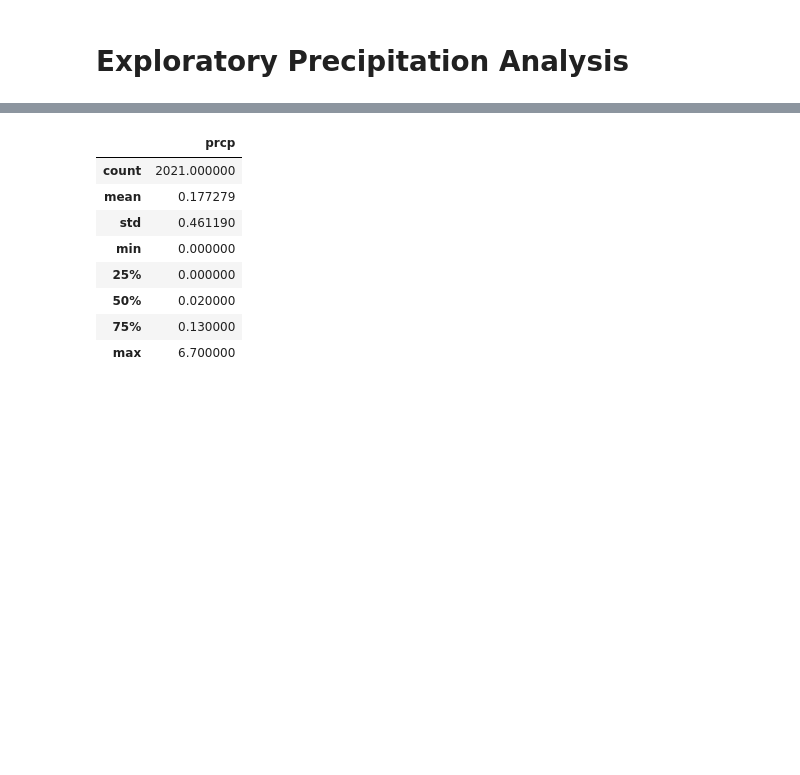
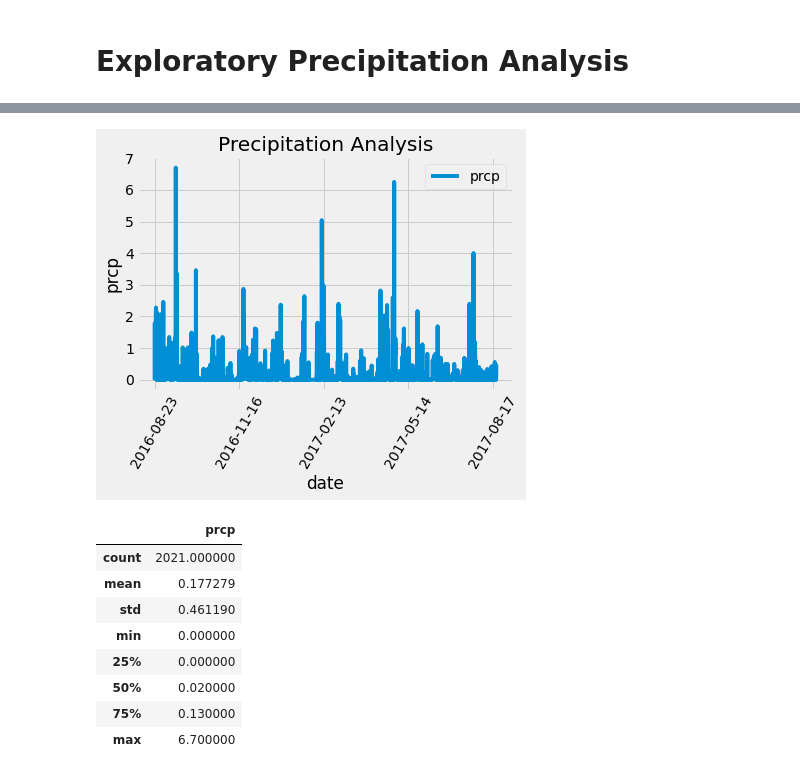
Before and after one commit to GE73-data/sqlalchemy_challenge, a Jupyter notebook: climate_starter.ipynb, the cells around one changed output, grey strips where cells are left out. Cells and saved outputs as stored; diff of their text form; code cells hidden in the pictures; blank space fills up the shorter version.

```diff
--- a/climate_starter.ipynb
+++ b/climate_starter.ipynb
@@ -55,32 +48,9 @@ other_most_recent_date
 last_twelve_months=dt.date(2016,8,23)
 # %%
 # Design a query to retrieve the last 12 months of precipitation data and plot the results.
-precip_data=session.query(Measurement.date,Measurement.prcp)\
-                        .filter(Measurement.date>=last_twelve_months).\
-                        order_by (Measurement.date).all()
-precip_data
-precip_df=pd.DataFrame(precip_data)
-precip_df.plot()
-plt.title("Precipitation Analysis")
-plt.xlabel ("Date")
-plt.ylabel("Precipitation")
-plt.xticks(rotation = 60)
-plt.savefig("Images/precipitation_bar.png")
-plt.show()
-
-
 # Starting from the most recent data point in the database.
-
 # Calculate the date one year from the last date in data set.
-
-
 # Perform a query to retrieve the data and precipitation scores
 
-
-# Save the query results as a Pandas DataFrame and set the index to the date column
-
-
-# Sort the dataframe by date
-
-
-# Use Pandas Plotting with Matplotlib to plot the data
+precip_data = session.query(Measurement.date, Measurement.prcp).filter(Measurement.date >= last_twelve_months).\
+    filter(Measurement.date <= most_recent_date).all()
@@ -88,0 +57,7 @@ plt.show()
+# %%
+# Save the query results as a Pandas DataFrame and set the index to the date column
+precip_df = pd.DataFrame(precip_data).set_index('date')
+
+# Sort the dataframe by date
+precip_df = precip_df.sort_values (by='date').dropna()
+precip_df.head()
@@ -89,3 +72,15 @@ plt.show()
+# %%
+# Use Pandas Plotting with Matplotlib to plot the data
+
+precip_df.plot (rot=45)
+plt.title('Precipitation Analysis')
+plt.xlabel ('date')
+plt.ylabel ('prcp')
+plt.xticks (rotation = 60)
+plt.savefig("Precipiation Analysis.png")
+plt.show()
+# %% [output]
+[figure, added]
 # %%
 # Use Pandas to calcualte the summary statistics for the precipitation data
 precip_df.describe()
```
Also changed, not shown: parts of 9 cells of this notebook, 2 other files.
